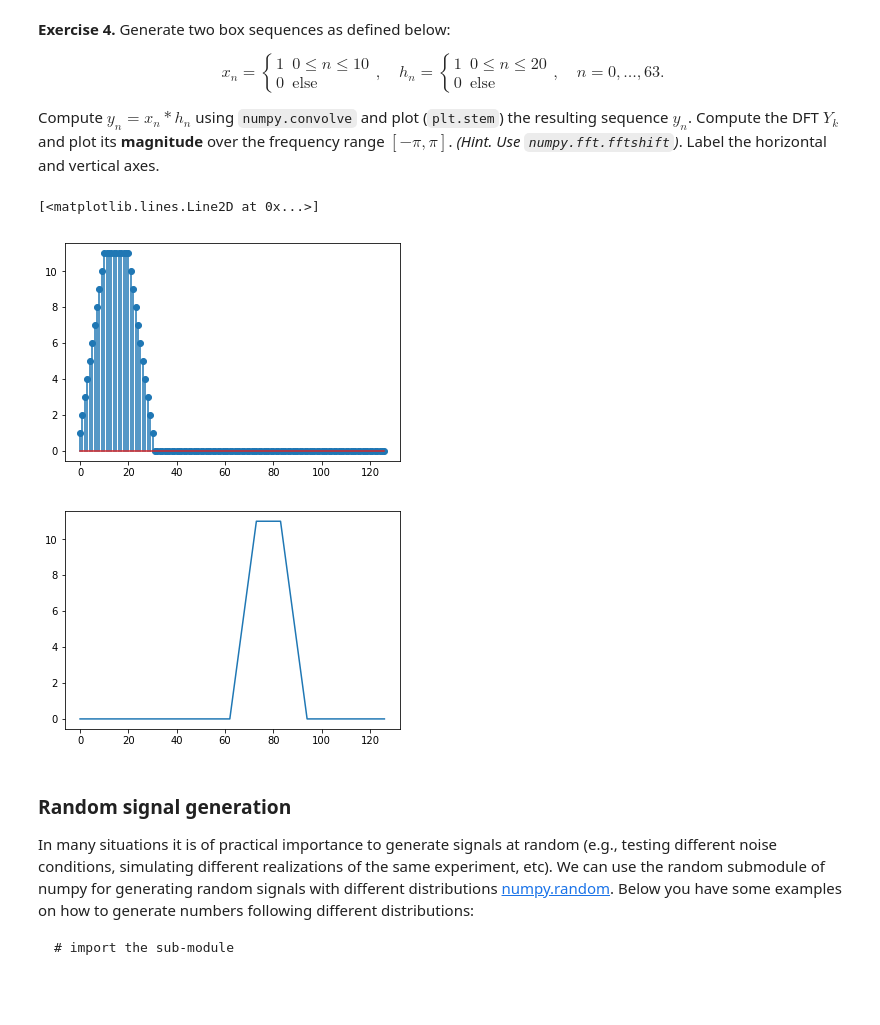
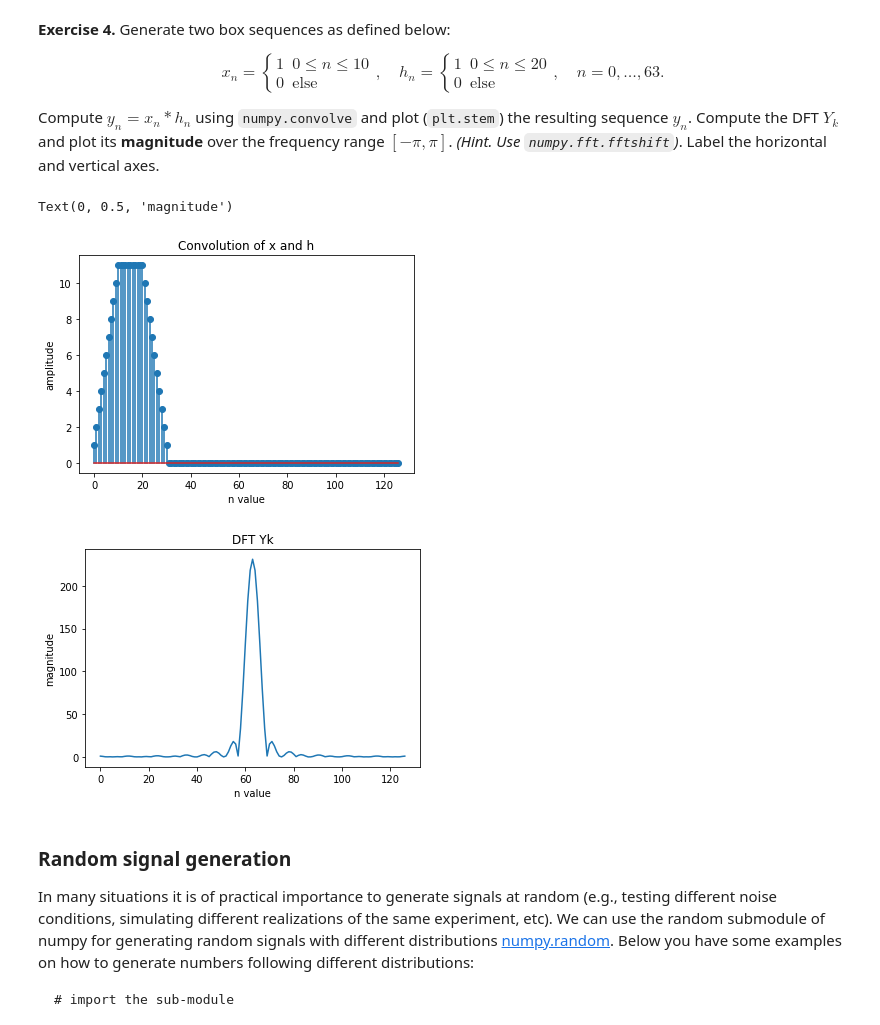
Before and after one commit to varose99/ds4bme, a Jupyter notebook: prelab.ipynb, the cells around one changed output. Saved outputs shown, nothing was run; the diff lists cells and outputs as text; code cells hidden in the pictures; blank space fills up the shorter version.

```diff
--- a/prelab.ipynb
+++ b/prelab.ipynb
@@ -301,27 +306,32 @@ Compute $y_n = x_n \ast h_n$ using `numpy.convolve` and plot (`plt.stem`) the re
 # %%
 # implement Exercise 4 in this cell
 # ...
 n = 64 # number of sampling points
 x = [0]*n
 h = [0]*n
 for i in range(0,n):
   if i <=10:
     x[i] = 1
     h[i] = 1
   if i <= 20:
     h[i] = 1
 y = np.convolve(x,h)
+
 plt.figure()
+plt.title("Convolution of x and h")
+plt.xlabel('n value')
+plt.ylabel('amplitude')
 plt.stem(y)
 
-### NEED TO BE -PI TO PI
-dft = np.fft.fftshift(y)
 plt.figure()
-plt.plot(dft)
+plt.plot(np.fft.fftshift(abs(np.fft.fft(y))))
+plt.title("DFT Yk")
+plt.xlabel('n value')
+plt.ylabel('magnitude')
 # %% [output]
-[<matplotlib.lines.Line2D at 0x...>]
+Text(0, 0.5, 'magnitude')
-[figure, old version]
+[figure, new version]
-[figure, old version]
+[figure, new version]
 # %% [markdown]
 ### Random signal generation
 In many situations it is of practical importance to generate signals at random (e.g., testing different noise conditions, simulating different realizations of the same experiment, etc). We can use the random submodule of numpy for generating random signals with different distributions [numpy.random](https://docs.scipy.org/doc/numpy-1.16.1/reference/routines.random.html). Below you have some examples on how to generate numbers following different distributions:
```
Also changed, not shown: parts of 3 cells of this notebook.
